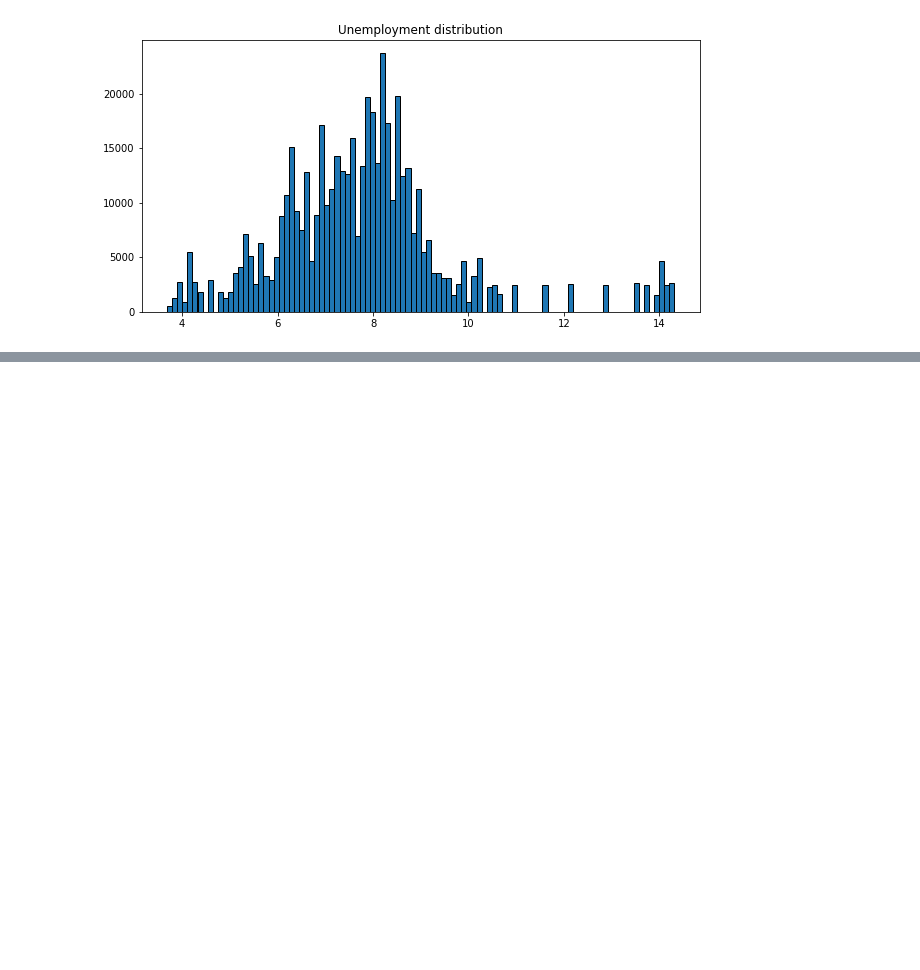
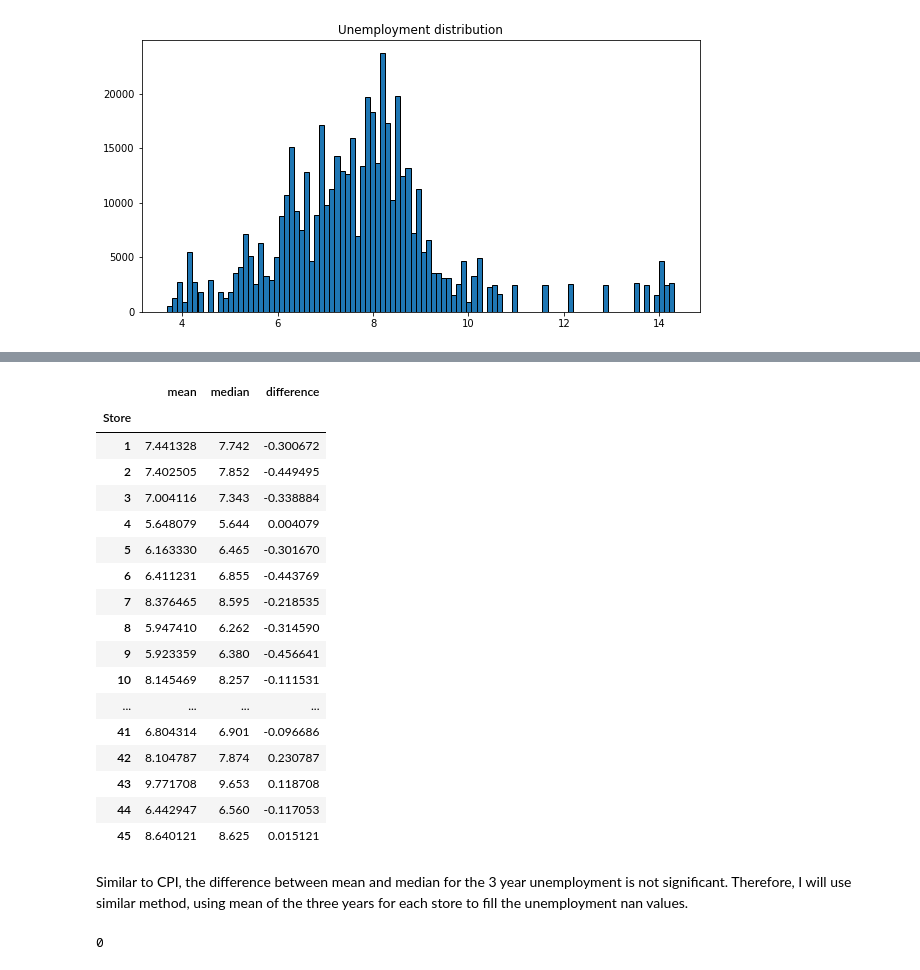
Before and after one commit to terrancexia/Walmart-Store-Sales-Forecast, a Jupyter notebook: Walmart Store Sales Forecast .ipynb, the cells around one changed output, grey strips where cells are left out. Saved outputs shown, nothing was run; the diff lists cells and outputs as text; code cells hidden in the pictures; blank space fills up the shorter version.

```diff
--- a/Walmart Store Sales Forecast .ipynb
+++ b/Walmart Store Sales Forecast .ipynb
@@ -312,0 +357,44 @@ dtype: float64
+# %%
+#get the mean, medium of the Unemployment for each store from 2010-2012
+unemployment_summary = df.groupby(['Store']).agg({'Unemployment':['mean','median']})
+
+#unlist the column names
+unemployment_summary.columns = ['mean', 'median']
+
+#add a column for mean, median difference
+unemployment_summary['difference'] = unemployment_summary['mean'] - unemployment_summary['median']
+
+#view the result
+unemployment_summary
+# %% [output]
+|  | mean | median | difference |
+| Store |  |  |  |
+| 1 | 7.441328 | 7.742 | -0.300672 |
+| 2 | 7.402505 | 7.852 | -0.449495 |
+| 3 | 7.004116 | 7.343 | -0.338884 |
+| 4 | 5.648079 | 5.644 | 0.004079 |
+| 5 | 6.163330 | 6.465 | -0.301670 |
+| 6 | 6.411231 | 6.855 | -0.443769 |
+| 7 | 8.376465 | 8.595 | -0.218535 |
+| 8 | 5.947410 | 6.262 | -0.314590 |
+| 9 | 5.923359 | 6.380 | -0.456641 |
+| 10 | 8.145469 | 8.257 | -0.111531 |
+| ... | ... | ... | ... |
+| 41 | 6.804314 | 6.901 | -0.096686 |
+| 42 | 8.104787 | 7.874 | 0.230787 |
+| 43 | 9.771708 | 9.653 | 0.118708 |
+| 44 | 6.442947 | 6.560 | -0.117053 |
+| 45 | 8.640121 | 8.625 | 0.015121 |
+# %% [markdown]
+Similar to CPI, the difference between mean and median for the 3 year unemployment is not significant. Therefore, I will use similar method, using mean of the three years for each store to fill the unemployment nan values.
+# %%
+# fill unemployment na with mean of each store across three years
+
+nulls_u = df.loc[df['Unemployment'].isnull(), 'Store']
+
+df.loc[df['Unemployment'].isnull(),'Unemployment']= unemployment_summary['mean'].loc[nulls_u].values
+
+#sanity check
+df['Unemployment'].isnull().sum()
+# %% [output]
+0
```
Also changed, not shown: parts of 24 cells of this notebook.
